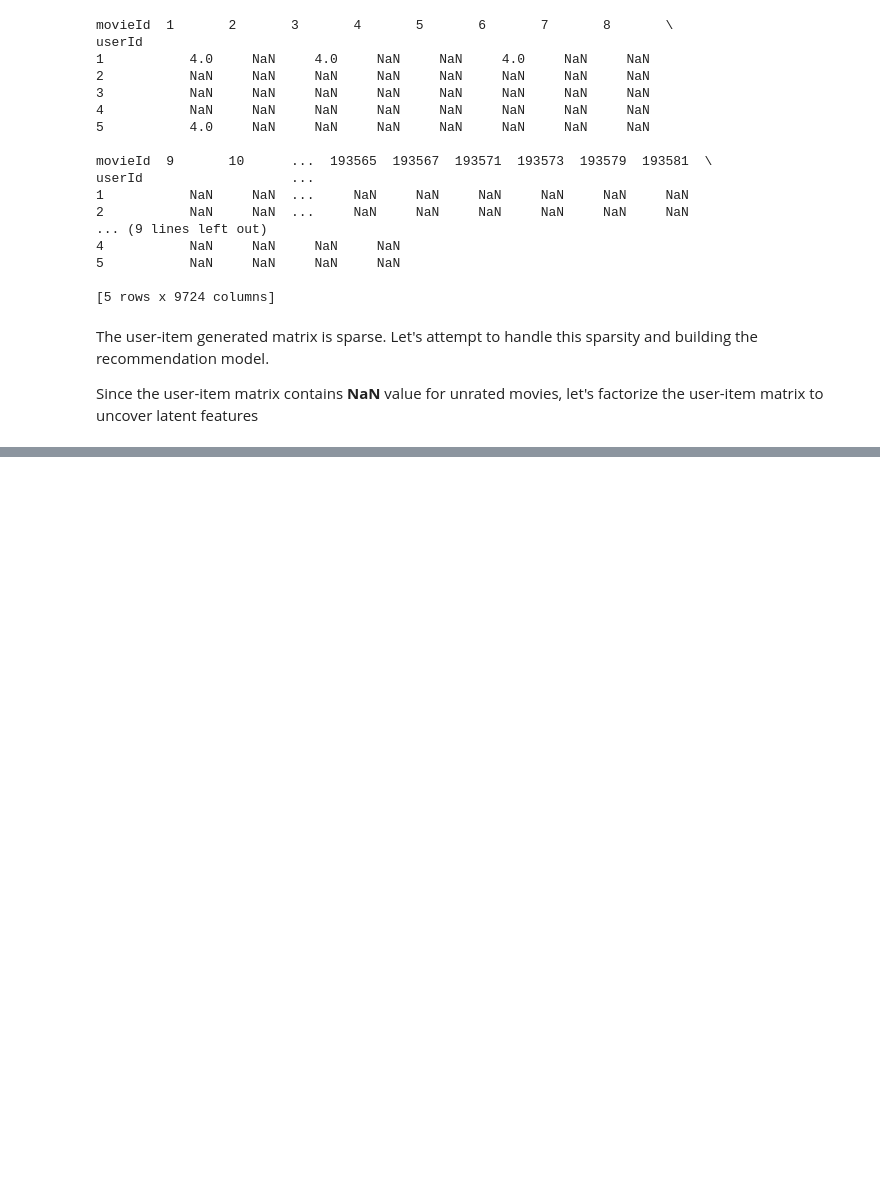
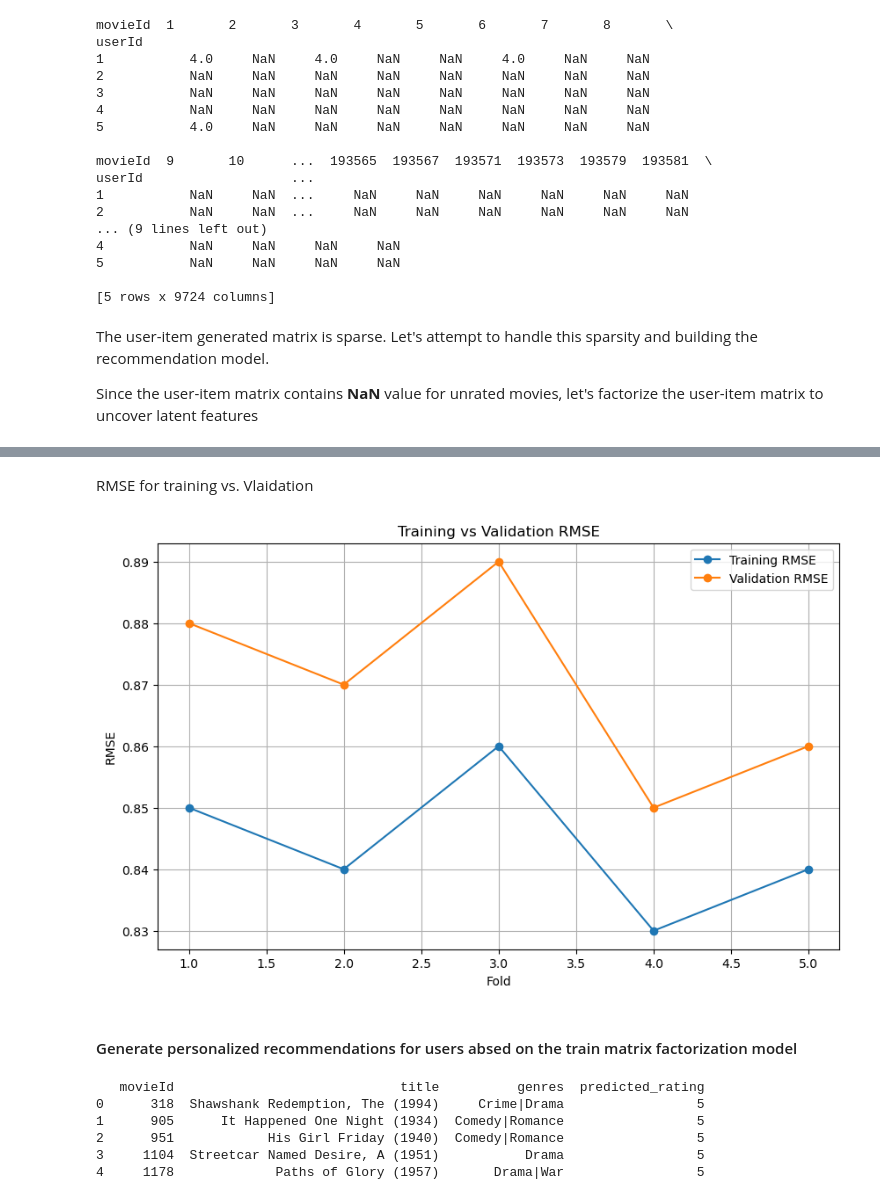
Before and after one commit to omendez930/Phase4-movie-recommendation, a Jupyter notebook: movie_recommendation_system.ipynb, the cells around one changed output, grey strips where cells are left out. Saved outputs shown, nothing was run; the diff lists cells and outputs as text; code cells hidden in the pictures; blank space fills up the shorter version.

```diff
--- a/movie_recommendation_system.ipynb
+++ b/movie_recommendation_system.ipynb
@@ -305,0 +600,77 @@ RMSE: 0.8808460913647315
+# %% [markdown]
+RMSE for training vs. Vlaidation
+# %%
+# Simulated RMSE values for training and validation
+folds = range(1, 6)
+train_rmse = [0.85, 0.84, 0.86, 0.83, 0.84]
+val_rmse = [0.88, 0.87, 0.89, 0.85, 0.86]
+
+plt.figure(figsize=(10, 6))
+plt.plot(folds, train_rmse, label="Training RMSE", marker='o')
+plt.plot(folds, val_rmse, label="Validation RMSE", marker='o')
+plt.xlabel("Fold")
+plt.ylabel("RMSE")
+plt.title("Training vs Validation RMSE")
+plt.legend()
+plt.grid()
+plt.show()
+# %% [output]
+[figure, added]
+# %% [markdown]
+#### Generate personalized recommendations for users absed on the train matrix factorization model
+# %%
+# Define the recommendation function
+def recommend_movies(user_id, model, movies_df, ratings_df, top_n=5):
+    """
+    Generate top N movie recommendations for a specific user.
+
+    Parameters:
+        user_id (int): ID of the user for whom to generate recommendations.
+        model (Surprise SVD): Trained matrix factorization model.
+        movies_df (pd.DataFrame): DataFrame containing movie metadata.
+        ratings_df (pd.DataFrame): DataFrame containing user ratings.
+        top_n (int): Number of recommendations to return.
+
+    Returns:
+        pd.DataFrame: Top N recommended movies for the user.
+    """
+    # Get all movie IDs
+    all_movie_ids = movies_df['movieId'].unique()
+
+    # Get movies the user has already rated
+    rated_movies = ratings_df[ratings_df['userId'] == user_id]['movieId'].values
+
+    # Identify movies the user has not rated
+    unrated_movies = [movie for movie in all_movie_ids if movie not in rated_movies]
+
+    # Predict ratings for all unrated movies
+    predictions = []
+    for movie_id in unrated_movies:
+        pred = model.predict(user_id, movie_id).est
+        predictions.append((movie_id, pred))
+
+    # Sort predictions by estimated rating in descending order
+    sorted_predictions = sorted(predictions, key=lambda x: x[1], reverse=True)
+
+    # Get the top N recommendations
+    top_movies = sorted_predictions[:top_n]
+
+    # Create a DataFrame for the top N movies
+    top_movies_df = pd.DataFrame(top_movies, columns=['movieId', 'predicted_rating'])
+
+    # Merge with the movies DataFrame to get movie titles
+    recommended_movies = top_movies_df.merge(movies_df, on='movieId', how='inner')
+
+    return recommended_movies[['movieId', 'title', 'genres', 'predicted_rating']]
+
+# Example usage:
+user_id = 1  # Change to the user ID you want recommendations for
+top_recommendations = recommend_movies(user_id, model2, movies_df, ratings_df, top_n=5)
+print(top_recommendations)
+# %% [output]
+   movieId                             title          genres  predicted_rating
+0      318  Shawshank Redemption, The (1994)     Crime|Drama                 5
+1      905      It Happened One Night (1934)  Comedy|Romance                 5
+2      951            His Girl Friday (1940)  Comedy|Romance                 5
+3     1104  Streetcar Named Desire, A (1951)           Drama                 5
+4     1178             Paths of Glory (1957)       Drama|War                 5
```
Also changed, not shown: parts of 39 cells of this notebook.
